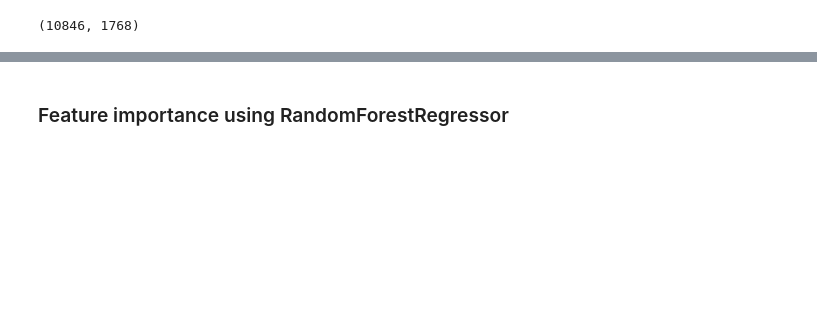
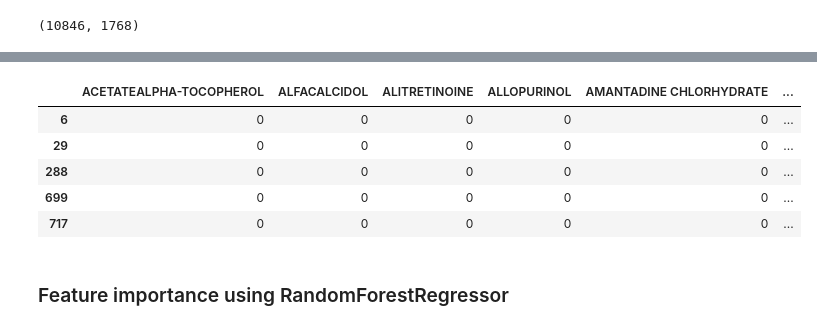
Before and after one commit to vfdev-5/MDF-TDS, a Jupyter notebook: mdf_feature_engineering.ipynb, the cells around one changed output, grey strips where cells are left out. Drawn from its saved outputs; the diff is of its cells as text; code cells hidden in the pictures; blank space fills up the shorter version.

```diff
--- a/mdf_feature_engineering.ipynb
+++ b/mdf_feature_engineering.ipynb
@@ -118,0 +81,16 @@ for i in range(minval, maxval):
+# %%
+types = [u'nb_capsule', u'nb_comprime',  u'nb_gelule', u'nb_ml']
+packages = [u'nb_ampoule', u'nb_film', u'nb_flacon', u'nb_pilulier', u'nb_plaquette', u'nb_poche', u'nb_sachet', u'nb_seringue', u'nb_stylo', u'nb_tube']
+types_and_packages = list(types)
+types_and_packages.extend(packages)
+df = PROCESSED_TRAIN
+df_subs = PROCESSED_TRAIN_SUBS.drop(['_ENCODED_'], axis=1)
+# %%
+from common.preprocessing_helper import drop_const_cols
+
+def create_df_subs_quants(df_subs, series_quants):
+    cols = df_subs.columns
+    df_subs_quants = pd.DataFrame(columns=cols)
+    for c in cols:
+        df_subs_quants[c] = df_subs[c] * series_quants
+    return df_subs_quants
@@ -119,3 +121,12 @@ for i in range(minval, maxval):
+# %%
+df_subs_quants.head()
+# %% [output]
+|  | ACETATEALPHA-TOCOPHEROL | ALFACALCIDOL | ALITRETINOINE | ALLOPURINOL | AMANTADINE CHLORHYDRATE | ... |
+| 6 | 0 | 0 | 0 | 0 | 0 | ... |
+| 29 | 0 | 0 | 0 | 0 | 0 | ... |
+| 288 | 0 | 0 | 0 | 0 | 0 | ... |
+| 699 | 0 | 0 | 0 | 0 | 0 | ... |
+| 717 | 0 | 0 | 0 | 0 | 0 | ... |
 # %% [markdown]
 ### Feature importance using RandomForestRegressor
 # %%
```
Also changed, not shown: parts of 14 cells of this notebook, 5 other files.
